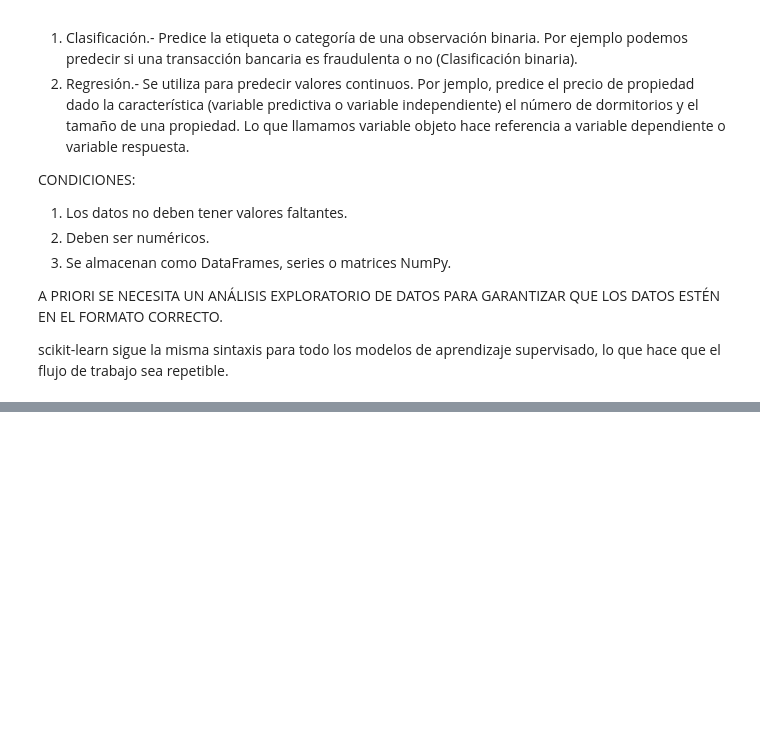
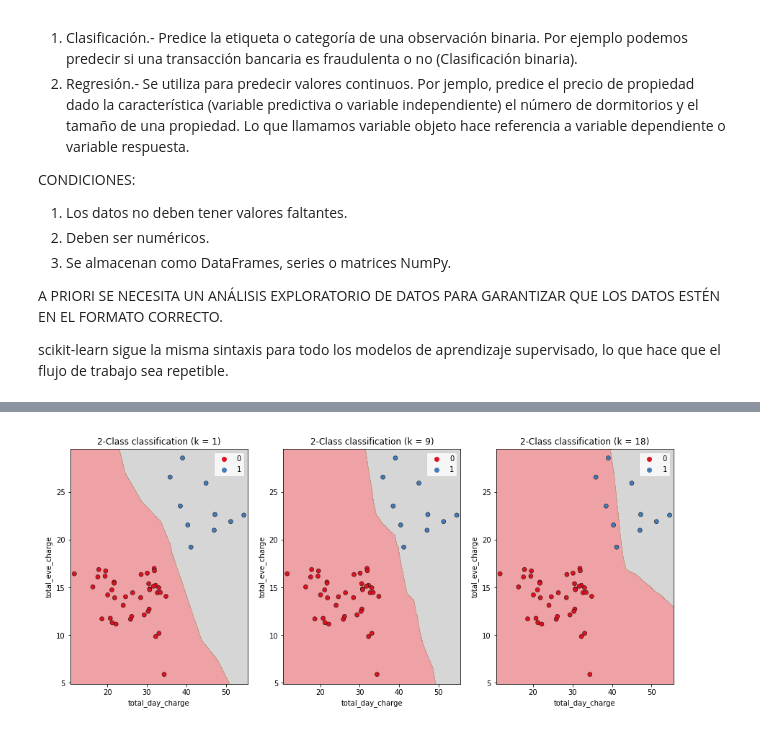
Before and after one commit to soyfode/projects, a Jupyter notebook: ML/01_APRENDIZAJE_SUPERVISADO.ipynb, the cells around one changed output, grey strips where cells are left out. Cells and saved outputs as stored; diff of their text form; code cells hidden in the pictures; blank space fills up the shorter version.

```diff
--- a/ML/01_APRENDIZAJE_SUPERVISADO.ipynb
+++ b/ML/01_APRENDIZAJE_SUPERVISADO.ipynb
@@ -968,0 +162,4 @@ Es importante recordar que la precisión no es la única métrica para evaluar u
+# %%
+Image(filename="/home/jovyan/notebooks/image/01_k.png")
+# %% [output]
+[figure, added]
```
Also changed, not shown: parts of 125 cells of this notebook, 5 other files.
